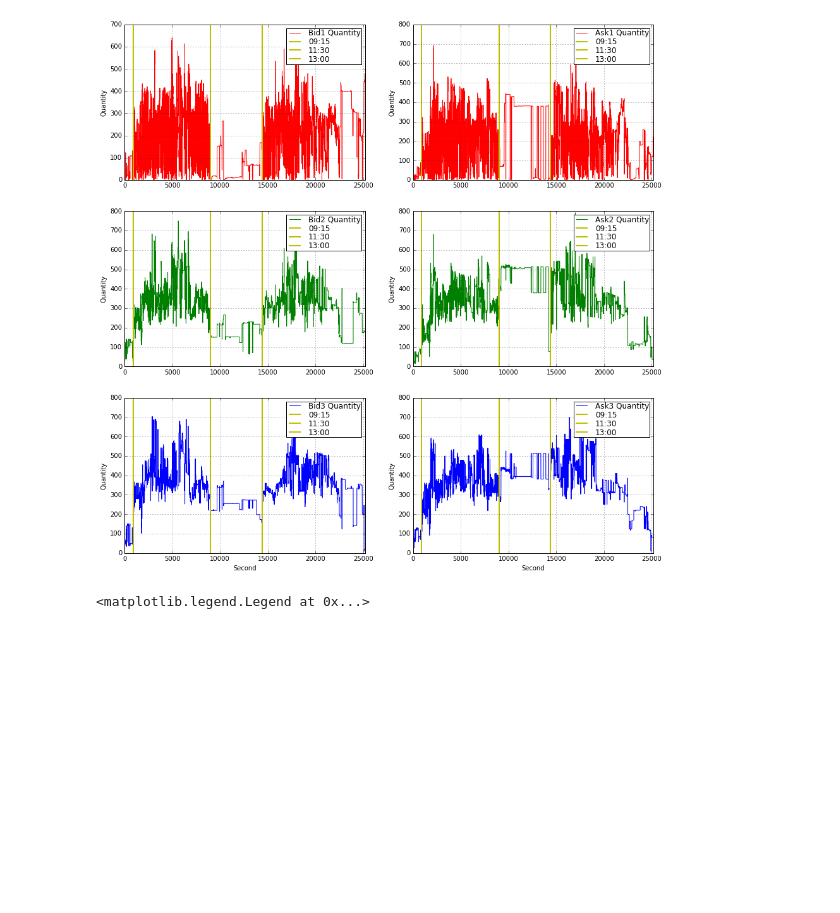
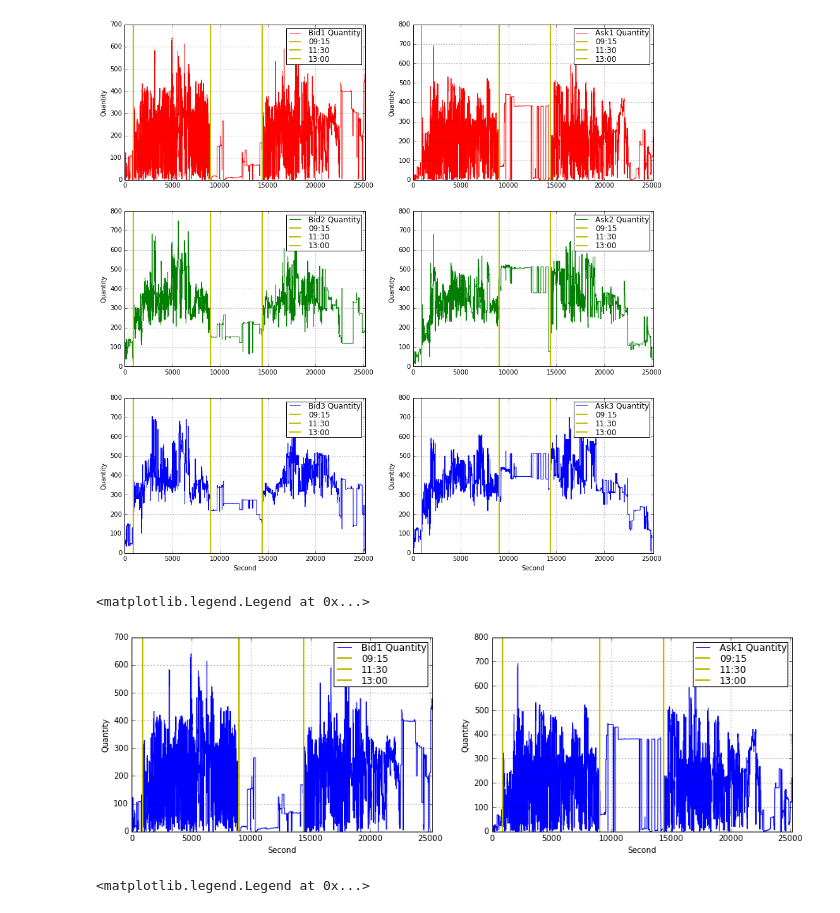
Before and after one commit to rorysroes/SGX-Full-OrderBook-Tick-Data-Trading-Strategy, a Jupyter notebook: strategy/back_testing.ipynb, the cells around one changed output. Cells and saved outputs as stored; diff of their text form; code cells hidden in the pictures; blank space fills up the shorter version.

```diff
--- a/strategy/back_testing.ipynb
+++ b/strategy/back_testing.ipynb
@@ -257,6 +257,31 @@ plt.legend(loc = 1,borderpad = 0.08,labelspacing = 0.08)
 # %% [output]
 <matplotlib.legend.Legend at 0x...>
 [figure]
+# %%
+plt.figure(figsize = (15,15))
+plt.subplot(321)
+plt.grid()
+plot(Bid1_Quantity_16_,label = 'Bid1 Quantity',color = 'b')
+plt.xlim(0.0,25200)
+plt.axvline(x = 900 ,color = 'y',linestyle = '-',label = '09:15', linewidth = 2)
+plt.axvline(x = 9000 ,color = 'y',linestyle = '-',label = '11:30', linewidth = 2)
+plt.axvline(x = 14400 ,color = 'y',linestyle = '-',label = '13:00', linewidth = 2)
+plt.xlabel("Second")
+plt.ylabel("Quantity")
+plt.legend(loc = 1,borderpad = 0.08,labelspacing = 0.08)
+plt.subplot(322)
+plt.grid()
+plot(Ask1_Quantity_16_,label = 'Ask1 Quantity',color = 'b')
+plt.xlim(0.0,25200)
+plt.axvline(x = 900 ,color = 'y',linestyle = '-',label = '09:15', linewidth = 2)
+plt.axvline(x = 9000 ,color = 'y',linestyle = '-',label = '11:30', linewidth = 2)
+plt.axvline(x = 14400 ,color = 'y',linestyle = '-',label = '13:00', linewidth = 2)
+plt.xlabel("Second")
+plt.ylabel("Quantity")
+plt.legend(loc = 1,borderpad = 0.08,labelspacing = 0.08)
+# %% [output]
+<matplotlib.legend.Legend at 0x...>
+[figure, added]
 # %%
 Bid1_Quantity_16_ = []
 for i in range(0,25200,1):
```
